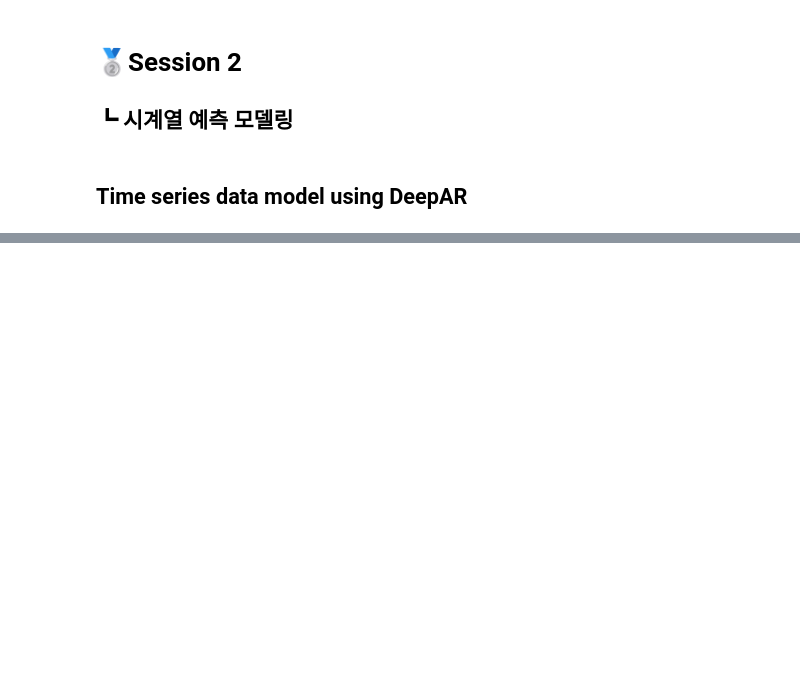
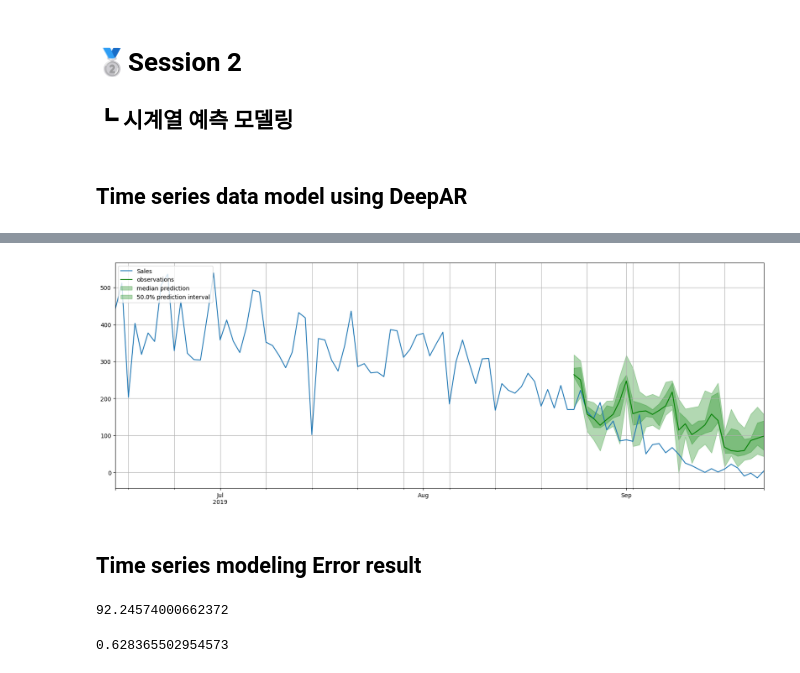
Before and after one commit to jx-dohwan/ML_Project_Collection, a Jupyter notebook: 의류판매량예측.ipynb, the cells around one changed output, grey strips where cells are left out. Drawn from its saved outputs; the diff is of its cells as text; code cells hidden in the pictures; blank space fills up the shorter version.

```diff
--- a/의류판매량예측.ipynb
+++ b/의류판매량예측.ipynb
@@ -472,0 +551,11 @@ WARNING:matplotlib.font_manager:findfont: Font family 'AppleGothic' not found.
+# %%
+# DeepAR 알고리즘을 사용하기 위해 미리 만들어둔 DataFrame을 ListDataset으로 다시 생성
+train_ds = ListDataset([{FieldName.TARGET: train_df.values.flatten(),
+                         FieldName.START: pd.Timestamp("2016-01-01 00:00:00", freq='D')
+                        }],
+                      freq='D')
+
+test_ds = ListDataset([{FieldName.TARGET: test_df.values.flatten(),
+                         FieldName.START: pd.Timestamp("2019-06-15 00:00:00", freq='D')
+                        }],
+                      freq='D')
@@ -472,0 +601,18 @@ WARNING:matplotlib.font_manager:findfont: Font family 'AppleGothic' not found.
+# %%
+# 시계열 예측 알고리즘 중 가장 많이 사용되고 있는 DeepAR(AutoRegression) 사용
+estimator = DeepAREstimator(
+    # 데이터의 주기(D, W, M, Y)
+    freq='D',
+    # Trainer, cpu | gpu, 학습 반복 횟수,
+    trainer=Trainer(ctx="cpu", epochs=30, learning_rate=1E-3, hybridize=True, num_batches_per_epoch=30,),
+    # Deeplearning layer 수
+    num_layers=4,
+    # lstm 셀 갯수
+    num_cells=40,
+    context_length=30,
+    cell_type='lstm', #gru
+    # 얼마의 기간에 대해서 예측할 것인가
+    prediction_length=30
+
+)
+predictor = estimator.train(train_ds) #3.27
@@ -472,0 +653,9 @@ WARNING:matplotlib.font_manager:findfont: Font family 'AppleGothic' not found.
+# %%
+forecast_it, ts_it = make_evaluation_predictions(
+    dataset=test_ds,  # test dataset
+    predictor=predictor,  # predictor
+    num_samples=10,  # number of sample paths we want for evaluation
+)
+
+forecasts = list(forecast_it)
+tss = list(ts_it)
@@ -472,0 +708,7 @@ WARNING:matplotlib.font_manager:findfont: Font family 'AppleGothic' not found.
+# %%
+ts_entry = tss[0]
+test_ds_entry = next(iter(test_ds))
+forecast_entry = forecasts[0]
+
+plot_prob_forecasts(ts_entry, forecast_entry)
+# %% [output]
@@ -472,0 +732,12 @@ WARNING:matplotlib.font_manager:findfont: Font family 'AppleGothic' not found.
+[figure, added]
+# %% [markdown]
+## Time series modeling Error result
+# %%
+from sklearn.metrics import mean_squared_error, mean_absolute_percentage_error
+mean_squared_error(list(forecast_entry.quantile(0.5)), list(ts_entry[0][-30:]), squared=False) #ts_entry# -
+# %% [output]
+92.24574000662372
+# %%
+mean_absolute_percentage_error(list(forecast_entry.quantile(0.5)), list(ts_entry[0][-30:]))
+# %% [output]
+0.628365502954573
```
Also changed, not shown: parts of 37 cells of this notebook.
